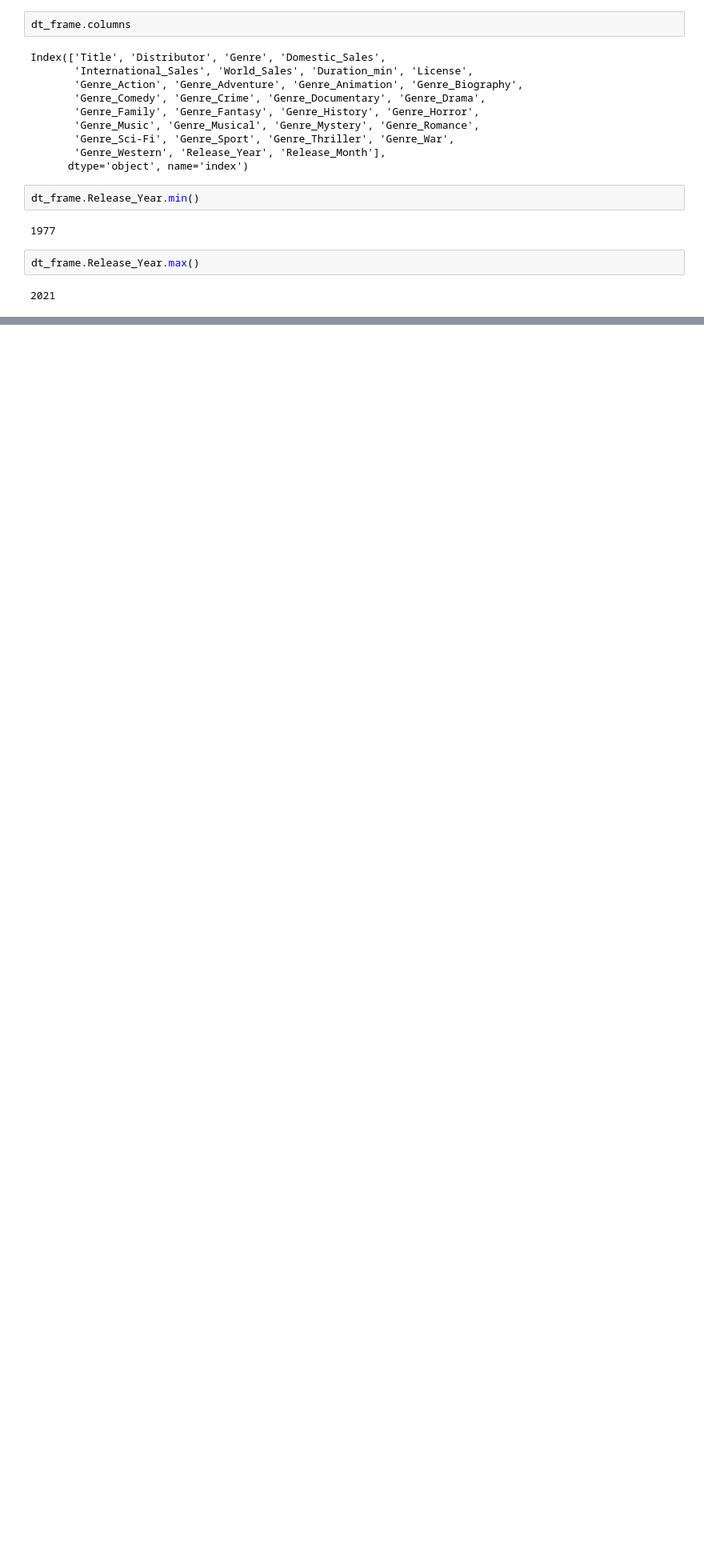
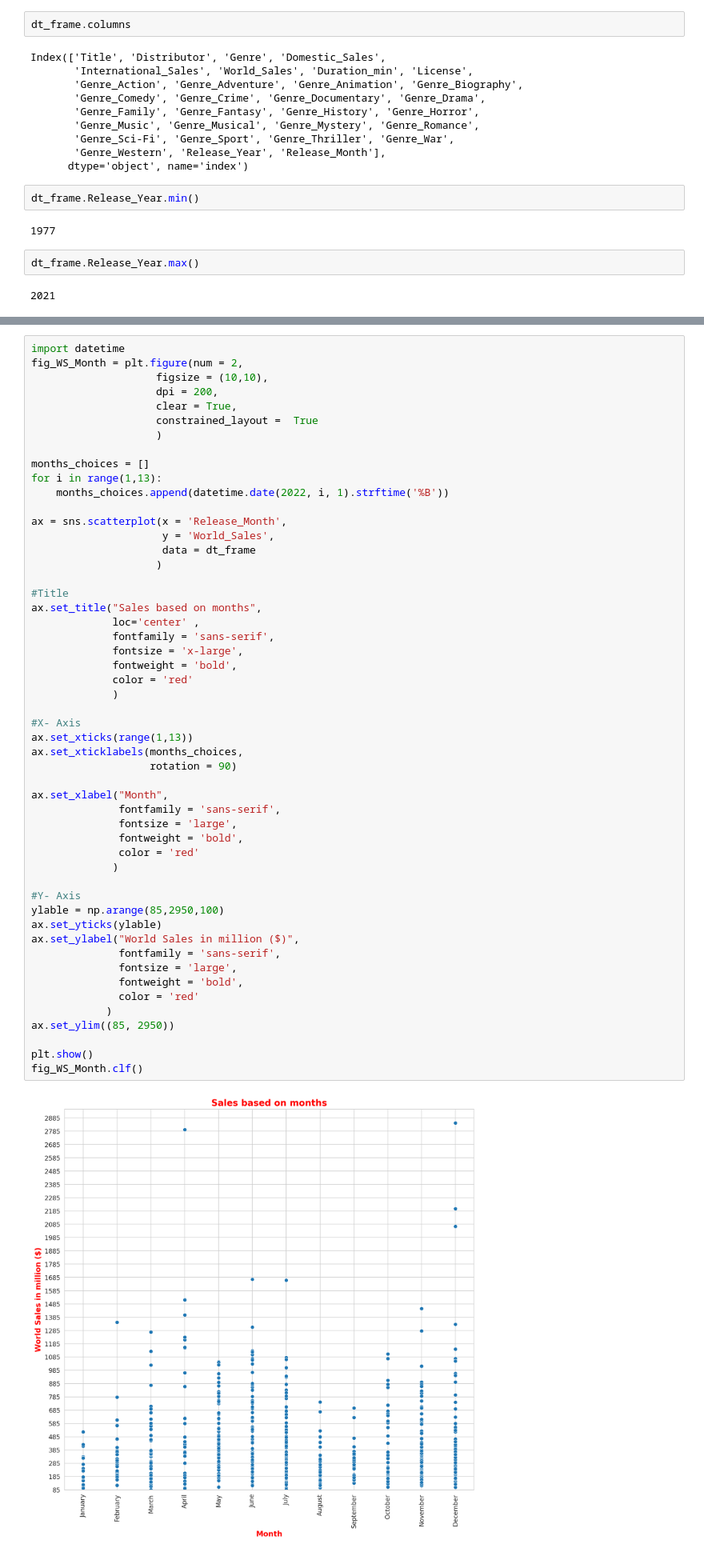
Before and after one commit to SmithaUpadhyaya/exploratory_data_analysis, a Jupyter notebook: highest-gross-movies-eda.ipynb, the cells around one changed output, grey strips where cells are left out. Shown at 80% size. Drawn from its saved outputs; the diff is of its cells as text; blank space fills up the shorter version.

```diff
--- a/highest-gross-movies-eda.ipynb
+++ b/highest-gross-movies-eda.ipynb
@@ -343,0 +418,54 @@ Summary:
+# %%
+import datetime
+fig_WS_Month = plt.figure(num = 2,
+                    figsize = (10,10),
+                    dpi = 200,
+                    clear = True,
+                    constrained_layout =  True
+                    )
+
+months_choices = []
+for i in range(1,13):
+    months_choices.append(datetime.date(2022, i, 1).strftime('%B'))
+
+ax = sns.scatterplot(x = 'Release_Month',
+                     y = 'World_Sales',
+                     data = dt_frame
+                    )
+
+#Title
+ax.set_title("Sales based on months",
+             loc='center' ,
+             fontfamily = 'sans-serif',
+             fontsize = 'x-large',
+             fontweight = 'bold',
+             color = 'red'
+             )
+
+#X- Axis
+ax.set_xticks(range(1,13))
+ax.set_xticklabels(months_choices,
+                   rotation = 90)
+
+ax.set_xlabel("Month",
+              fontfamily = 'sans-serif',
+              fontsize = 'large',
+              fontweight = 'bold',
+              color = 'red'
+             )
+
+#Y- Axis
+ylable = np.arange(85,2950,100)
+ax.set_yticks(ylable)
+ax.set_ylabel("World Sales in million ($)",
+              fontfamily = 'sans-serif',
+              fontsize = 'large',
+              fontweight = 'bold',
+              color = 'red'
+            )
+ax.set_ylim((85, 2950))
+
+plt.show()
+fig_WS_Month.clf()
+# %% [output]
+[figure, added]
```
Also changed, not shown: parts of 20 cells of this notebook.
